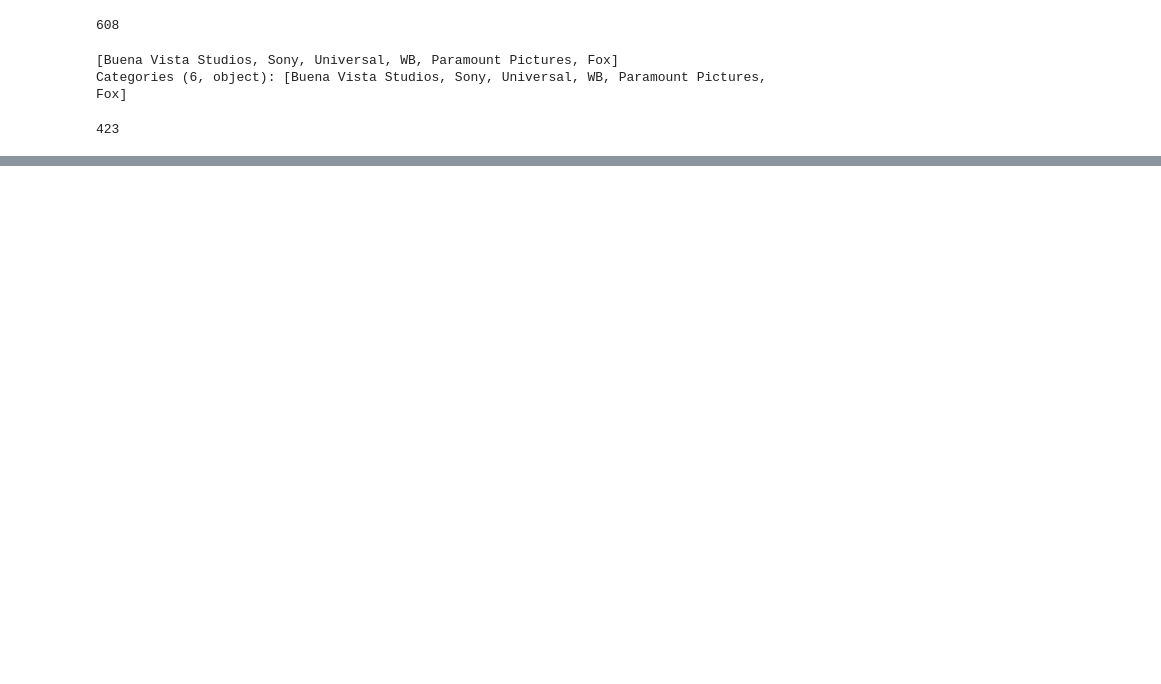
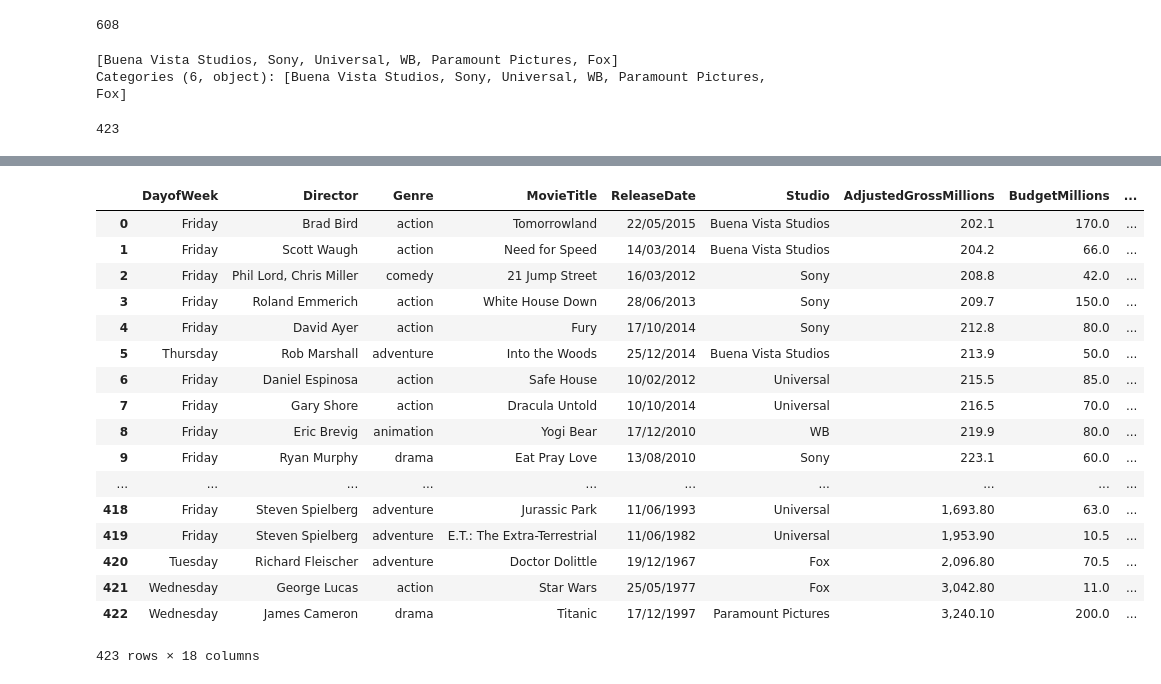
Before and after one commit to vpatyal/beginner-projects-solutions, a Jupyter notebook: src/Section_6_Homework.ipynb, the cells around one changed output, grey strips where cells are left out. Drawn from its saved outputs; the diff is of its cells as text; code cells hidden in the pictures; blank space fills up the shorter version.

Commit message:
show df_movies3

```diff
--- a/src/Section_6_Homework.ipynb
+++ b/src/Section_6_Homework.ipynb
@@ -55,0 +56,21 @@ ax.legend(bbox_to_anchor=(1.05,1),loc=2)
+# %%
+df_movies3
+# %% [output]
+|  | DayofWeek | Director | Genre | MovieTitle | ReleaseDate | Studio | AdjustedGrossMillions | BudgetMillions | ... |
+| 0 | Friday | Brad Bird | action | Tomorrowland | 22/05/2015 | Buena Vista Studios | 202.1 | 170.0 | ... |
+| 1 | Friday | Scott Waugh | action | Need for Speed | 14/03/2014 | Buena Vista Studios | 204.2 | 66.0 | ... |
+| 2 | Friday | Phil Lord, Chris Miller | comedy | 21 Jump Street | 16/03/2012 | Sony | 208.8 | 42.0 | ... |
+| 3 | Friday | Roland Emmerich | action | White House Down | 28/06/2013 | Sony | 209.7 | 150.0 | ... |
+| 4 | Friday | David Ayer | action | Fury | 17/10/2014 | Sony | 212.8 | 80.0 | ... |
+| 5 | Thursday | Rob Marshall | adventure | Into the Woods | 25/12/2014 | Buena Vista Studios | 213.9 | 50.0 | ... |
+| 6 | Friday | Daniel Espinosa | action | Safe House | 10/02/2012 | Universal | 215.5 | 85.0 | ... |
+| 7 | Friday | Gary Shore | action | Dracula Untold | 10/10/2014 | Universal | 216.5 | 70.0 | ... |
+| 8 | Friday | Eric Brevig | animation | Yogi Bear | 17/12/2010 | WB | 219.9 | 80.0 | ... |
+| 9 | Friday | Ryan Murphy | drama | Eat Pray Love | 13/08/2010 | Sony | 223.1 | 60.0 | ... |
+| ... | ... | ... | ... | ... | ... | ... | ... | ... | ... |
+| 418 | Friday | Steven Spielberg | adventure | Jurassic Park | 11/06/1993 | Universal | 1,693.80 | 63.0 | ... |
+| 419 | Friday | Steven Spielberg | adventure | E.T.: The Extra-Terrestrial | 11/06/1982 | Universal | 1,953.90 | 10.5 | ... |
+| 420 | Tuesday | Richard Fleischer | adventure | Doctor Dolittle | 19/12/1967 | Fox | 2,096.80 | 70.5 | ... |
+| 421 | Wednesday | George Lucas | action | Star Wars | 25/05/1977 | Fox | 3,042.80 | 11.0 | ... |
+| 422 | Wednesday | James Cameron | drama | Titanic | 17/12/1997 | Paramount Pictures | 3,240.10 | 200.0 | ... |
+423 rows × 18 columns
```
Also changed, not shown: parts of 2 cells of this notebook.
